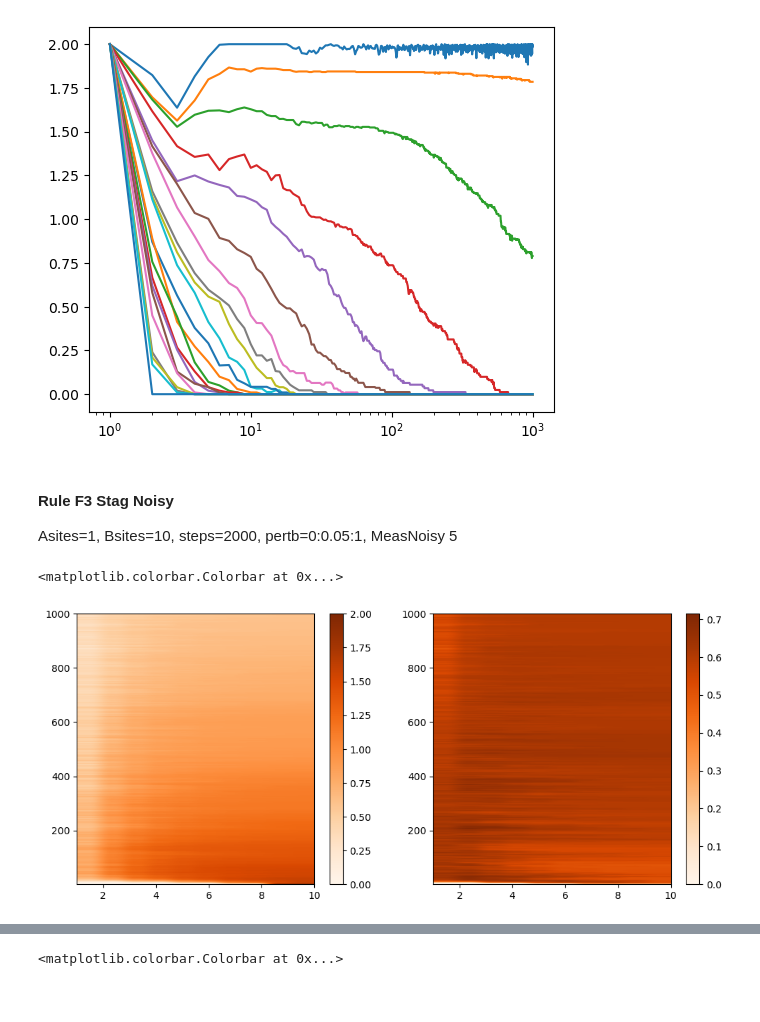
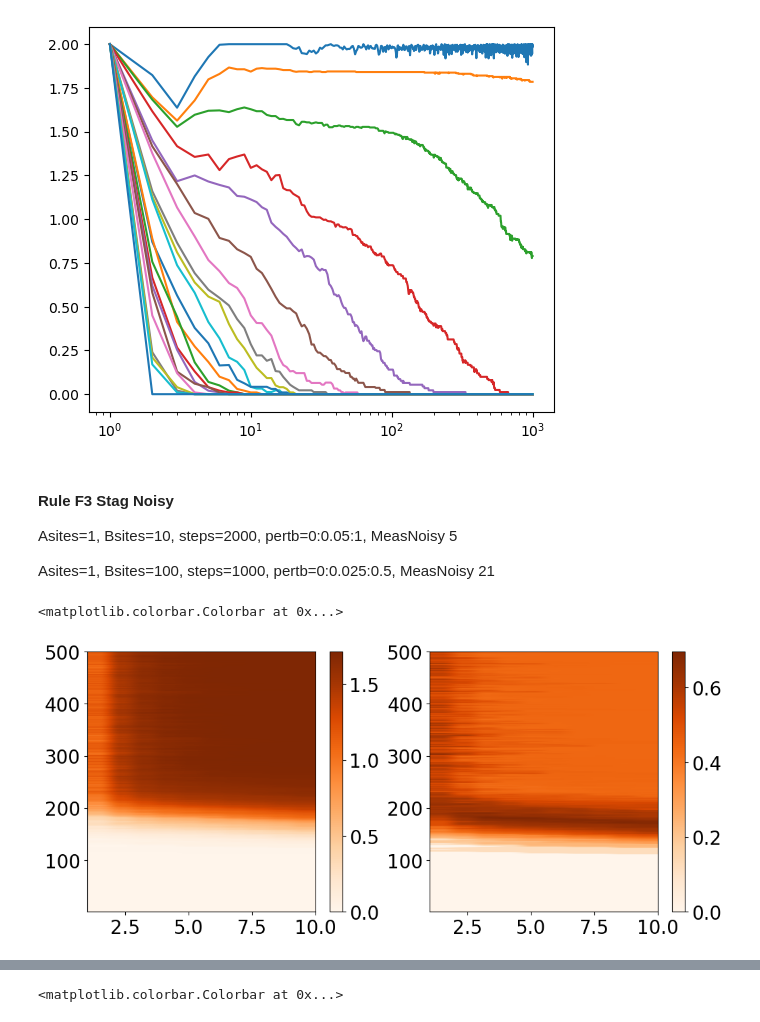
Before and after one commit to zsxqblz/classical_hayden_preskill, a Jupyter notebook: visualization/visualization_240219.ipynb, the cells around one changed output, grey strips where cells are left out. Saved outputs shown, nothing was run; the diff lists cells and outputs as text; code cells hidden in the pictures.

```diff
--- a/visualization/visualization_240219.ipynb
+++ b/visualization/visualization_240219.ipynb
@@ -90,28 +90,30 @@ for i in range(0,len(pertb_l),1):
 # %% [markdown]
 #### Rule F3 Stag Noisy
 Asites=1, Bsites=10, steps=2000, pertb=0:0.05:1, MeasNoisy 5
+
+Asites=1, Bsites=100, steps=1000, pertb=0:0.025:0.5, MeasNoisy 21
 # %%
-file_name = "../data/240219/240219_5"
+file_name = "../data/240219/240219_21"
 nstep_l = np.loadtxt(file_name+'_scanx.csv',skiprows=1)
 nmeas_l = np.loadtxt(file_name+'_scany.csv',skiprows=1)
 pertb_l = np.loadtxt(file_name+'_scanz.csv',skiprows=1)
 
 raw = np.loadtxt(file_name+'_data.csv',skiprows=1,delimiter=',')
 S_ave_arr = raw[:,0].reshape((len(pertb_l),len(nmeas_l),len(nstep_l)))
 S_std_arr = raw[:,1].reshape((len(pertb_l),len(nmeas_l),len(nstep_l)))
 # S_ave_arr = raw[:,0].reshape((1,len(nmeas_l),len(nstep_l)))
 # S_std_arr = raw[:,1].reshape((1,len(nmeas_l),len(nstep_l)))
 
 plt.figure(figsize=(12,5))
 plt.subplot(1,2,1)
 plt.imshow(S_ave_arr[2].T[::-1,:],aspect="auto",cmap="Oranges",extent=[nmeas_l[0],nmeas_l[-1],nstep_l[0],nstep_l[-1]])
 plt.colorbar()
 plt.subplot(1,2,2)
 plt.imshow(S_std_arr[2].T[::-1,:],aspect="auto",cmap="Oranges",extent=[nmeas_l[0],nmeas_l[-1],nstep_l[0],nstep_l[-1]])
 plt.colorbar()
 # %% [output]
 <matplotlib.colorbar.Colorbar at 0x...>
-[figure, old version]
+[figure, new version]
 # %%
 plt.figure(figsize=(6,5))
 for i in range(0,len(pertb_l),1):
```
Also changed, not shown: parts of 7 cells of this notebook, 7 other files.
